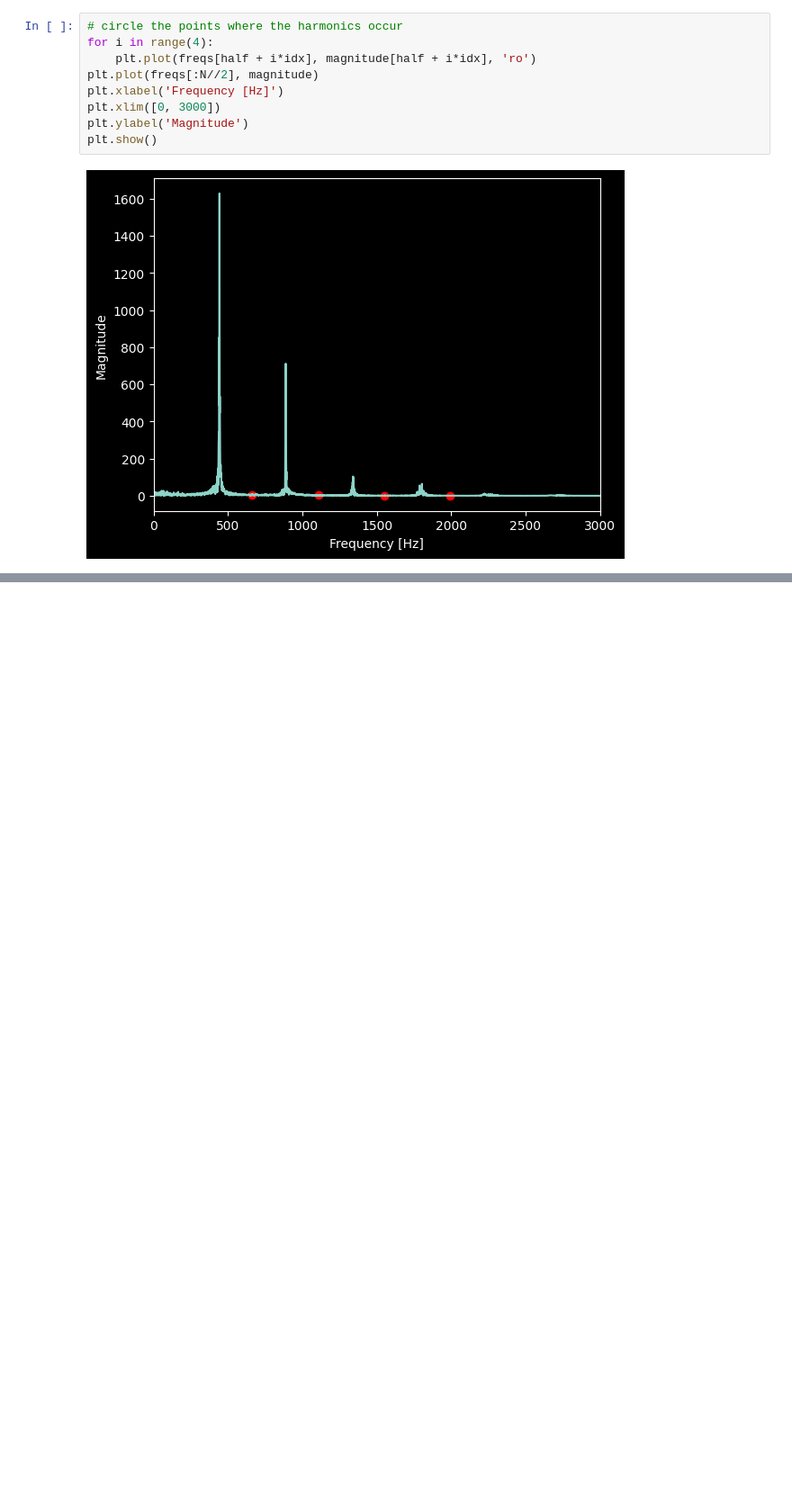
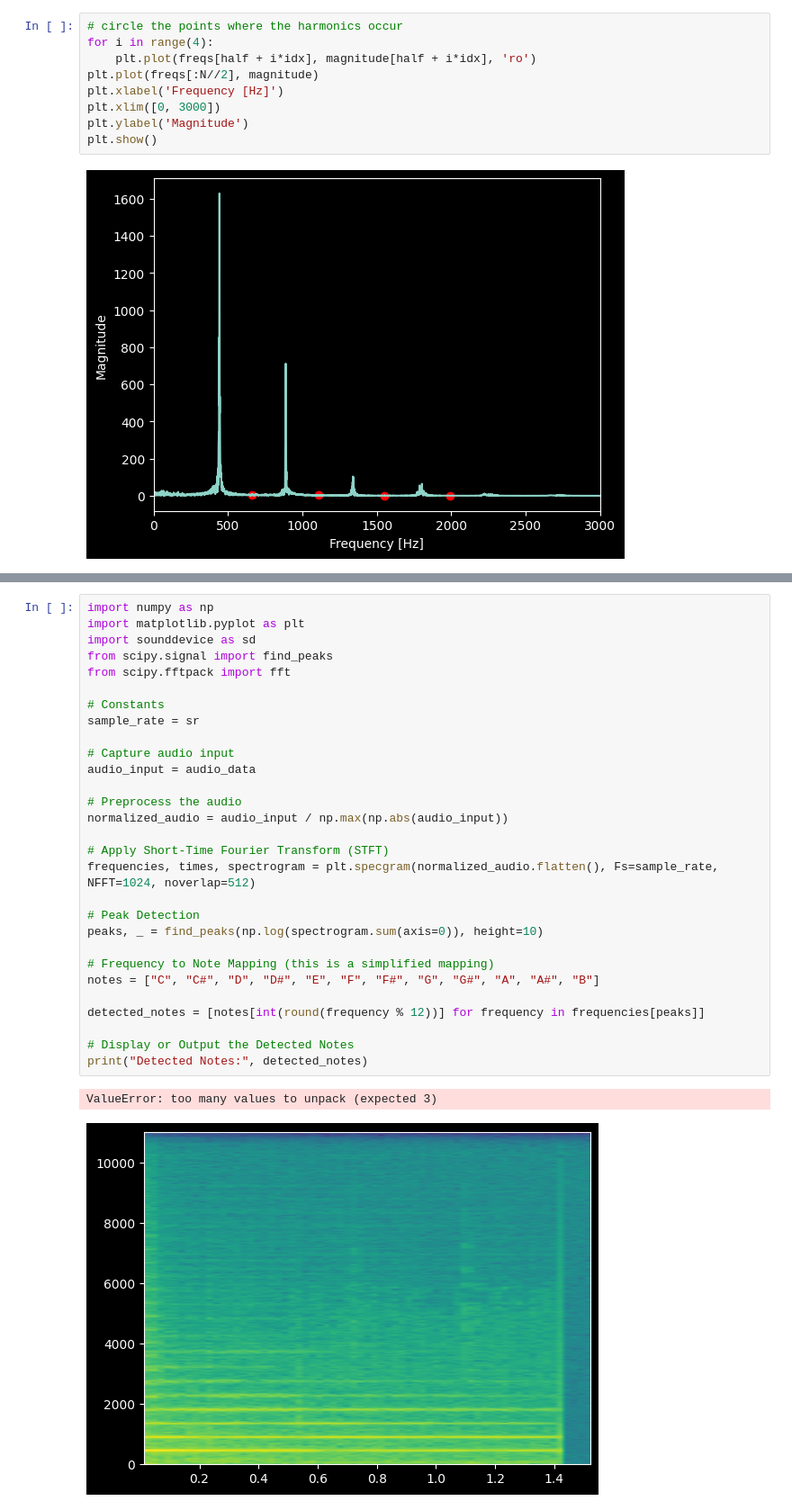
Before and after one commit to karlic-luka/Software_Integration_1, a Jupyter notebook: assignment1-signals/test_librosa.ipynb, the cells around one changed output, grey strips where cells are left out. Shown at 90% size. Drawn from its saved outputs; the diff is of its cells as text; blank space fills up the shorter version.

```diff
--- a/assignment1-signals/test_librosa.ipynb
+++ b/assignment1-signals/test_librosa.ipynb
@@ -119,0 +180,32 @@ plt.show()
+# %%
+import numpy as np
+import matplotlib.pyplot as plt
+import sounddevice as sd
+from scipy.signal import find_peaks
+from scipy.fftpack import fft
+
+# Constants
+sample_rate = sr
+
+# Capture audio input
+audio_input = audio_data
+
+# Preprocess the audio
+normalized_audio = audio_input / np.max(np.abs(audio_input))
+
+# Apply Short-Time Fourier Transform (STFT)
+frequencies, times, spectrogram = plt.specgram(normalized_audio.flatten(), Fs=sample_rate, NFFT=1024, noverlap=512)
+
+# Peak Detection
+peaks, _ = find_peaks(np.log(spectrogram.sum(axis=0)), height=10)
+
+# Frequency to Note Mapping (this is a simplified mapping)
+notes = ["C", "C#", "D", "D#", "E", "F", "F#", "G", "G#", "A", "A#", "B"]
+
+detected_notes = [notes[int(round(frequency % 12))] for frequency in frequencies[peaks]]
+
+# Display or Output the Detected Notes
+print("Detected Notes:", detected_notes)
+# %% [output]
+ValueError: too many values to unpack (expected 3)
+[figure, added]
```
Also changed, not shown: parts of 6 cells of this notebook.
